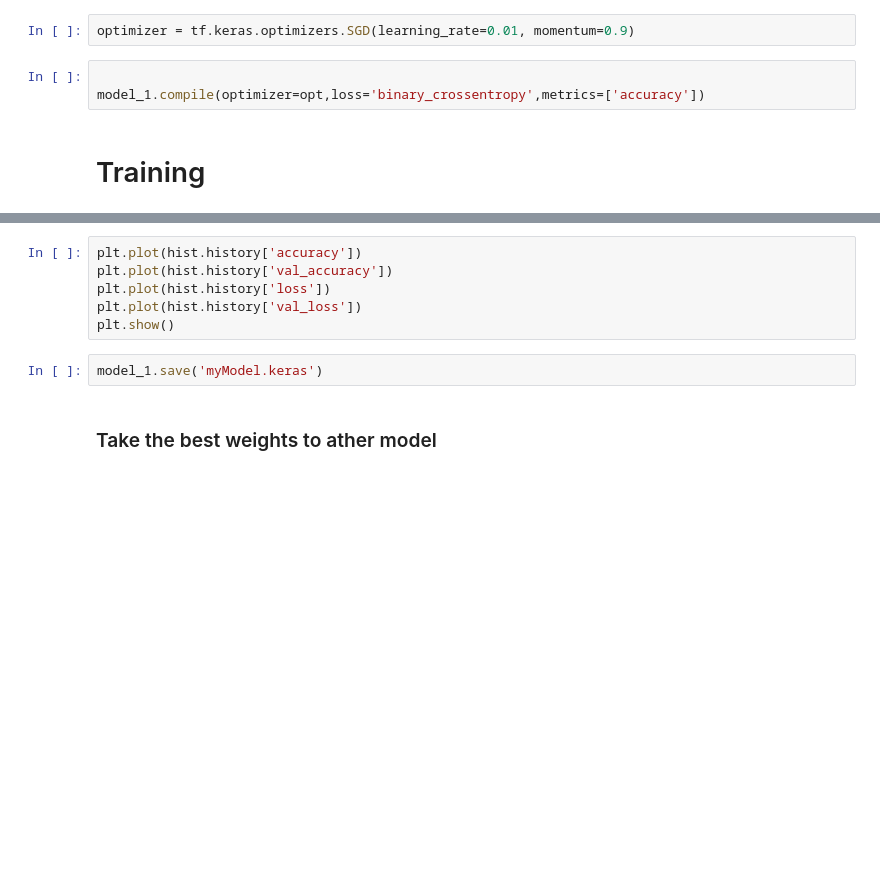
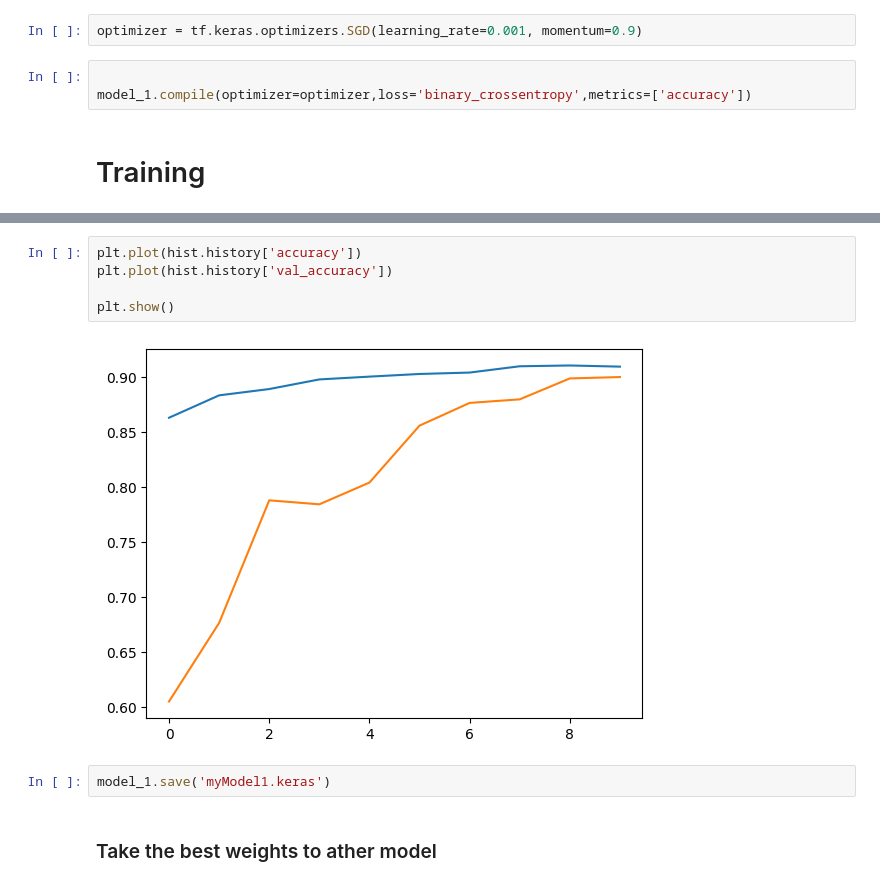
Before and after one commit to RogerCortezRosas/Neuronal-Networks, a Jupyter notebook: ai-images-vs-human-images.ipynb, the cells around one changed output, grey strips where cells are left out. Drawn from its saved outputs; the diff is of its cells as text; blank space fills up the shorter version.

```diff
--- a/ai-images-vs-human-images.ipynb
+++ b/ai-images-vs-human-images.ipynb
@@ -292,10 +292,10 @@ Model: "sequential"
 # %%
 opt = optimizers.AdamW(learning_rate=0.0001, weight_decay=1e-5)
 # %%
-optimizer = tf.keras.optimizers.SGD(learning_rate=0.01, momentum=0.9)
+optimizer = tf.keras.optimizers.SGD(learning_rate=0.001, momentum=0.9)
 # %%
 
-model_1.compile(optimizer=opt,loss='binary_crossentropy',metrics=['accuracy'])
+model_1.compile(optimizer=optimizer,loss='binary_crossentropy',metrics=['accuracy'])
 # %% [markdown]
 # Training
 # %%
@@ -326,11 +325,12 @@ Epoch 8/10
 # %%
 plt.plot(hist.history['accuracy'])
 plt.plot(hist.history['val_accuracy'])
-plt.plot(hist.history['loss'])
-plt.plot(hist.history['val_loss'])
+
 plt.show()
+# %% [output]
+[figure, added]
 # %%
-model_1.save('myModel.keras')
+model_1.save('myModel1.keras')
 # %% [markdown]
 ### Take the best weights to ather model
 # %%
```
Also changed, not shown: parts of 6 cells of this notebook.
